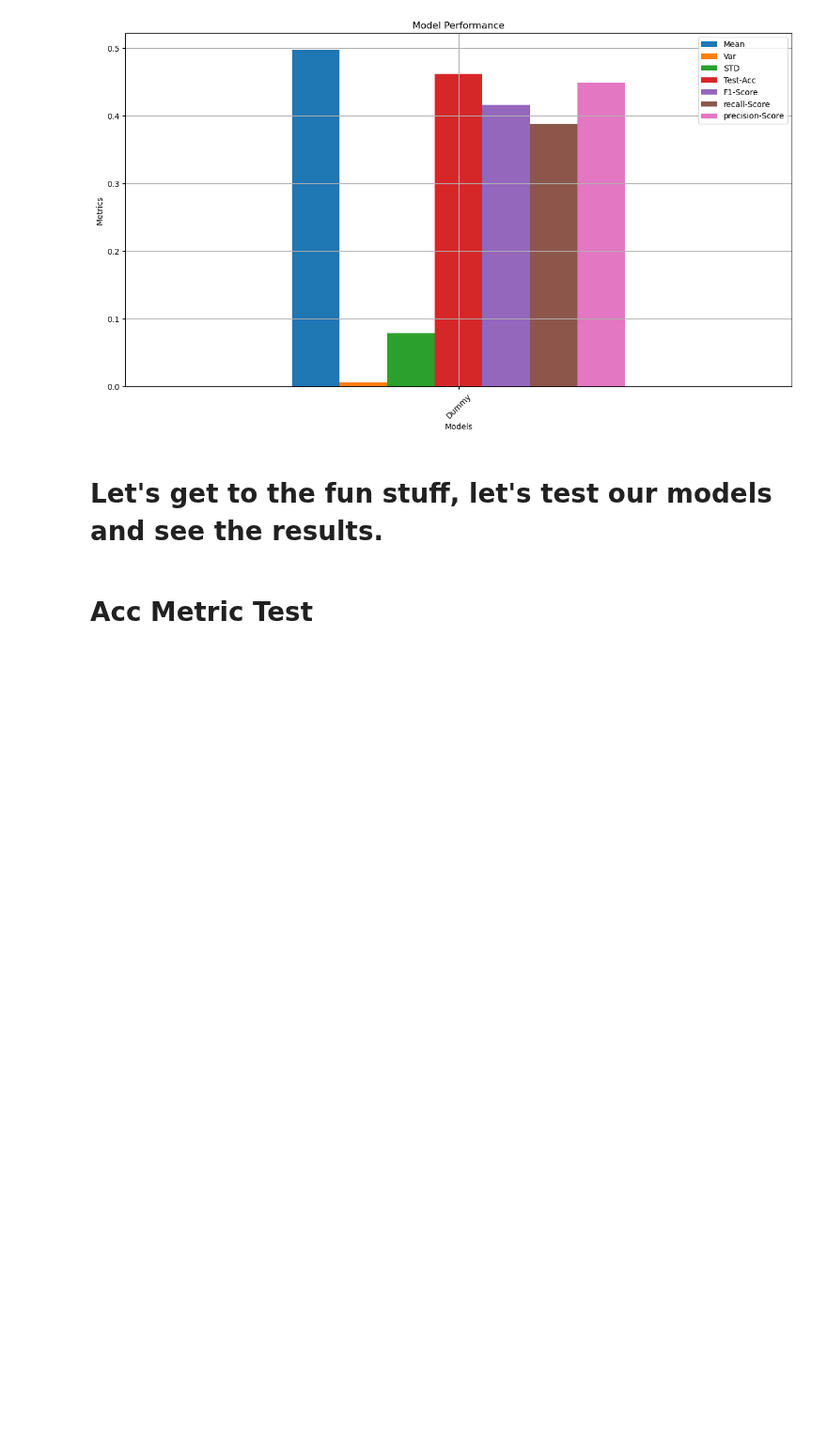
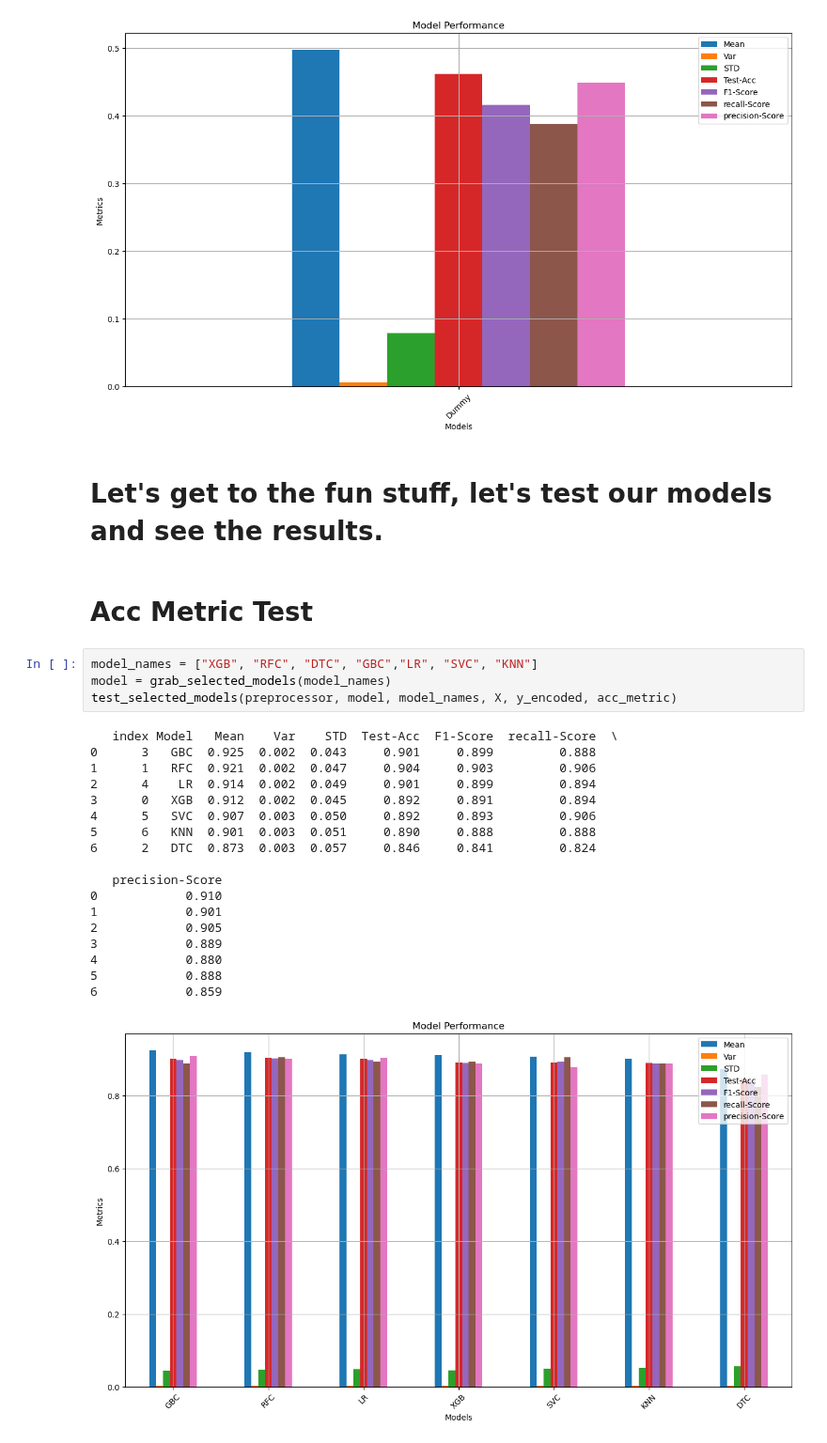
Before and after one commit to MaukanMir/Penguin-Sex-Classifier, a Jupyter notebook: training.ipynb, the cells around one changed output. Shown at 94% size. Cells and saved outputs as stored; diff of their text form; blank space fills up the shorter version.

Commit message:
added new models

```diff
--- a/training.ipynb
+++ b/training.ipynb
@@ -400,3 +400,26 @@ test_selected_models(preprocessor, model, model_names, X, y_encoded, f1_metric)
 # Let's get to the fun stuff, let's test our models and see the results.
 # %% [markdown]
 # Acc Metric Test
+# %%
+model_names = ["XGB", "RFC", "DTC", "GBC","LR", "SVC", "KNN"]
+model = grab_selected_models(model_names)
+test_selected_models(preprocessor, model, model_names, X, y_encoded, acc_metric)
+# %% [output]
+   index Model   Mean    Var    STD  Test-Acc  F1-Score  recall-Score  \
+0      3   GBC  0.925  0.002  0.043     0.901     0.899         0.888
+1      1   RFC  0.921  0.002  0.047     0.904     0.903         0.906
+2      4    LR  0.914  0.002  0.049     0.901     0.899         0.894
+3      0   XGB  0.912  0.002  0.045     0.892     0.891         0.894
+4      5   SVC  0.907  0.003  0.050     0.892     0.893         0.906
+5      6   KNN  0.901  0.003  0.051     0.890     0.888         0.888
+6      2   DTC  0.873  0.003  0.057     0.846     0.841         0.824
+
+   precision-Score
+0            0.910
+1            0.901
+2            0.905
+3            0.889
+4            0.880
+5            0.888
+6            0.859
+[figure, added]
```
Also changed, not shown: parts of 1 cell of this notebook.
